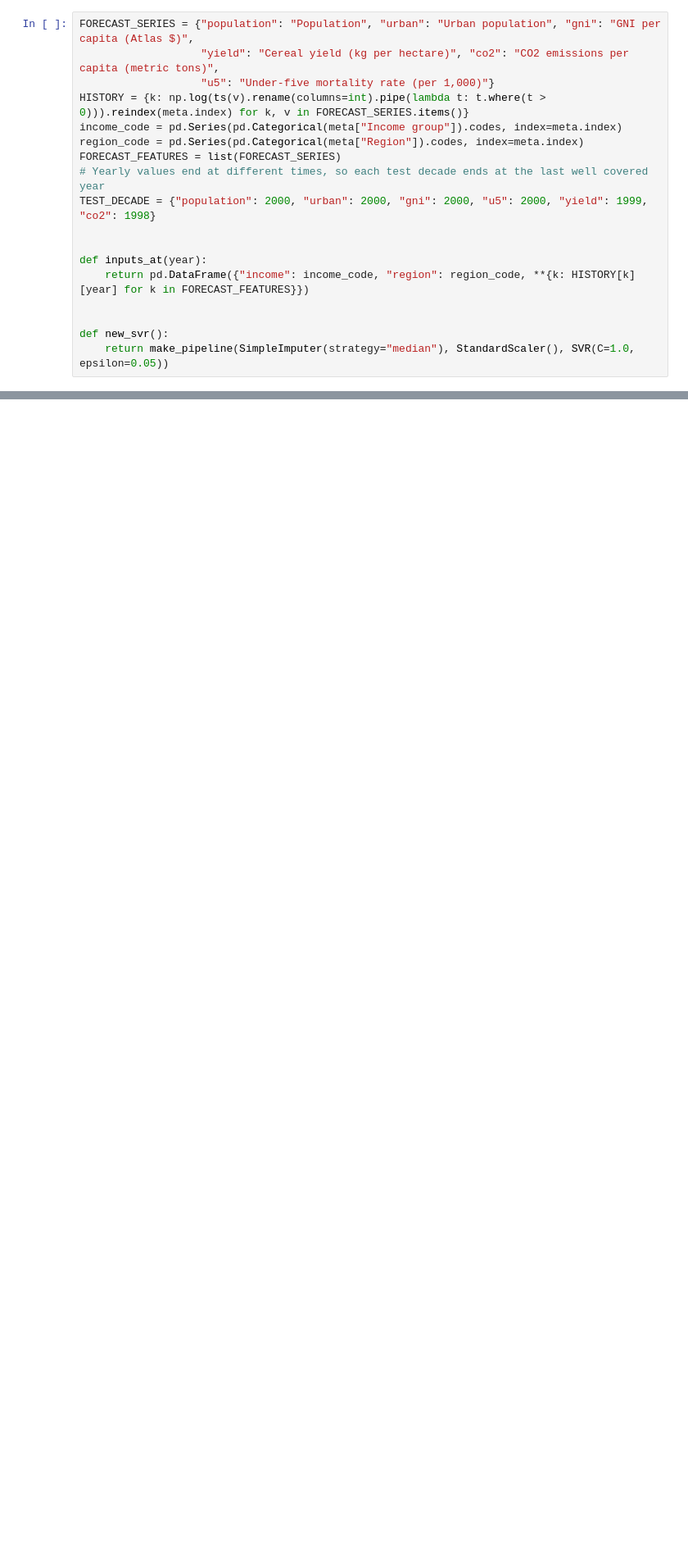
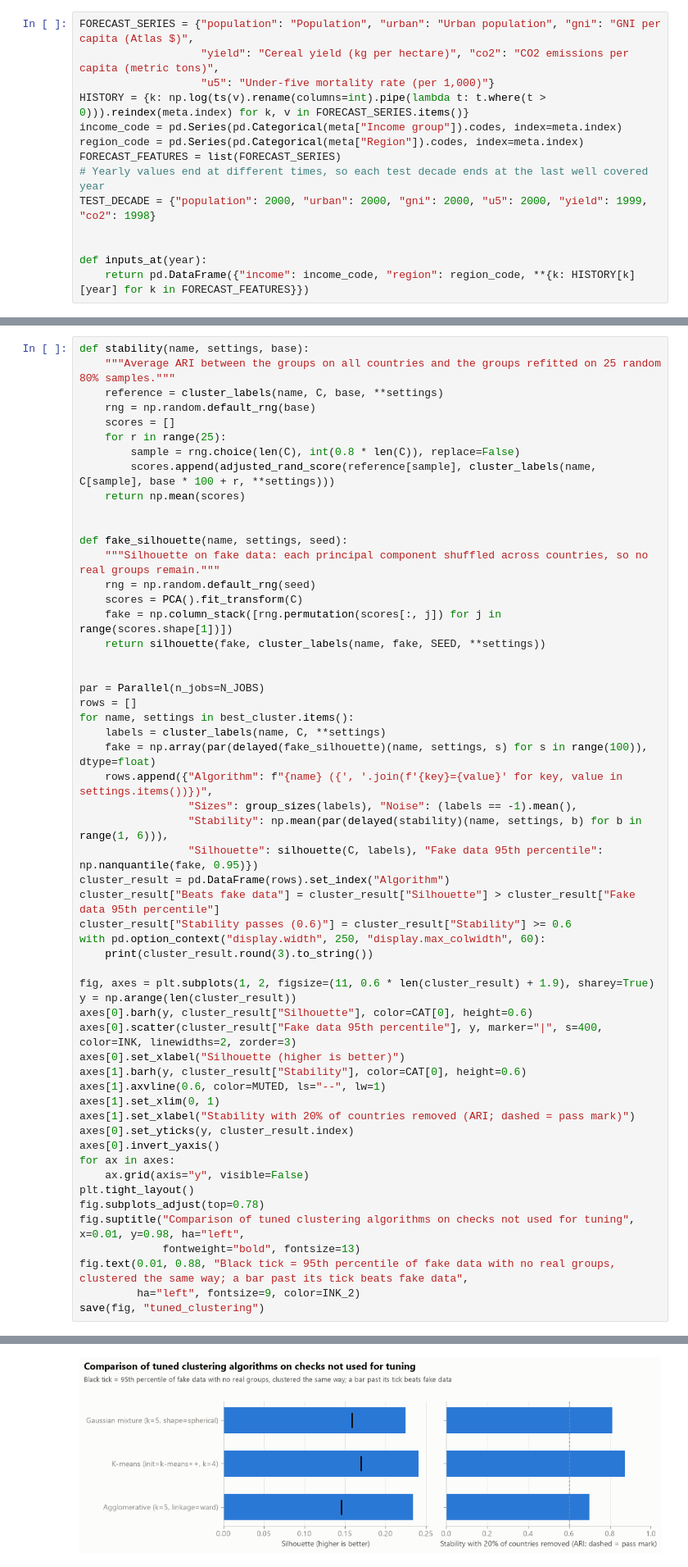
Before and after one commit to edward3423/nasipadang, a Jupyter notebook: tuning.ipynb, the cells around one changed output, grey strips where cells are left out. Shown at 82% size. Saved outputs shown, nothing was run; the diff lists cells and outputs as text; blank space fills up the shorter version.

```diff
--- a/tuning.ipynb
+++ b/tuning.ipynb
@@ -374,10 +375,6 @@ TEST_DECADE = {"population": 2000, "urban": 2000, "gni": 2000, "u5": 2000, "yiel
 
 def inputs_at(year):
     return pd.DataFrame({"income": income_code, "region": region_code, **{k: HISTORY[k][year] for k in FORECAST_FEATURES}})
-
-
-def new_svr():
-    return make_pipeline(SimpleImputer(strategy="median"), StandardScaler(), SVR(C=1.0, epsilon=0.05))
 # %%
 def pipe(model, scale=True):
     return make_pipeline(SimpleImputer(strategy="median"), *([StandardScaler()] if scale else []), model)
@@ -523,0 +743,56 @@ SVR, KNN and the random forest are within 0.01 of each other, and this is a sing
+# %%
+def stability(name, settings, base):
+    """Average ARI between the groups on all countries and the groups refitted on 25 random 80% samples."""
+    reference = cluster_labels(name, C, base, **settings)
+    rng = np.random.default_rng(base)
+    scores = []
+    for r in range(25):
+        sample = rng.choice(len(C), int(0.8 * len(C)), replace=False)
+        scores.append(adjusted_rand_score(reference[sample], cluster_labels(name, C[sample], base * 100 + r, **settings)))
+    return np.mean(scores)
+
+
+def fake_silhouette(name, settings, seed):
+    """Silhouette on fake data: each principal component shuffled across countries, so no real groups remain."""
+    rng = np.random.default_rng(seed)
+    scores = PCA().fit_transform(C)
+    fake = np.column_stack([rng.permutation(scores[:, j]) for j in range(scores.shape[1])])
+    return silhouette(fake, cluster_labels(name, fake, SEED, **settings))
+
+
+par = Parallel(n_jobs=N_JOBS)
+rows = []
+for name, settings in best_cluster.items():
+    labels = cluster_labels(name, C, **settings)
+    fake = np.array(par(delayed(fake_silhouette)(name, settings, s) for s in range(100)), dtype=float)
+    rows.append({"Algorithm": f"{name} ({', '.join(f'{key}={value}' for key, value in settings.items())})",
+                 "Sizes": group_sizes(labels), "Noise": (labels == -1).mean(),
+                 "Stability": np.mean(par(delayed(stability)(name, settings, b) for b in range(1, 6))),
+                 "Silhouette": silhouette(C, labels), "Fake data 95th percentile": np.nanquantile(fake, 0.95)})
+cluster_result = pd.DataFrame(rows).set_index("Algorithm")
+cluster_result["Beats fake data"] = cluster_result["Silhouette"] > cluster_result["Fake data 95th percentile"]
+cluster_result["Stability passes (0.6)"] = cluster_result["Stability"] >= 0.6
+with pd.option_context("display.width", 250, "display.max_colwidth", 60):
+    print(cluster_result.round(3).to_string())
+
+fig, axes = plt.subplots(1, 2, figsize=(11, 0.6 * len(cluster_result) + 1.9), sharey=True)
+y = np.arange(len(cluster_result))
+axes[0].barh(y, cluster_result["Silhouette"], color=CAT[0], height=0.6)
+axes[0].scatter(cluster_result["Fake data 95th percentile"], y, marker="|", s=400, color=INK, linewidths=2, zorder=3)
+axes[0].set_xlabel("Silhouette (higher is better)")
+axes[1].barh(y, cluster_result["Stability"], color=CAT[0], height=0.6)
+axes[1].axvline(0.6, color=MUTED, ls="--", lw=1)
+axes[1].set_xlim(0, 1)
+axes[1].set_xlabel("Stability with 20% of countries removed (ARI; dashed = pass mark)")
+axes[0].set_yticks(y, cluster_result.index)
+axes[0].invert_yaxis()
+for ax in axes:
+    ax.grid(axis="y", visible=False)
+plt.tight_layout()
+fig.subplots_adjust(top=0.78)
+fig.suptitle("Comparison of tuned clustering algorithms on checks not used for tuning", x=0.01, y=0.98, ha="left",
+             fontweight="bold", fontsize=13)
+fig.text(0.01, 0.88, "Black tick = 95th percentile of fake data with no real groups, clustered the same way; a bar past its tick beats fake data",
+         ha="left", fontsize=9, color=INK_2)
+save(fig, "tuned_clustering")
+# %% [output]
@@ -523,0 +804 @@ SVR, KNN and the random forest are within 0.01 of each other, and this is a sing
+[figure, added]
```
Also changed, not shown: parts of 12 cells of this notebook, 2 other files.
